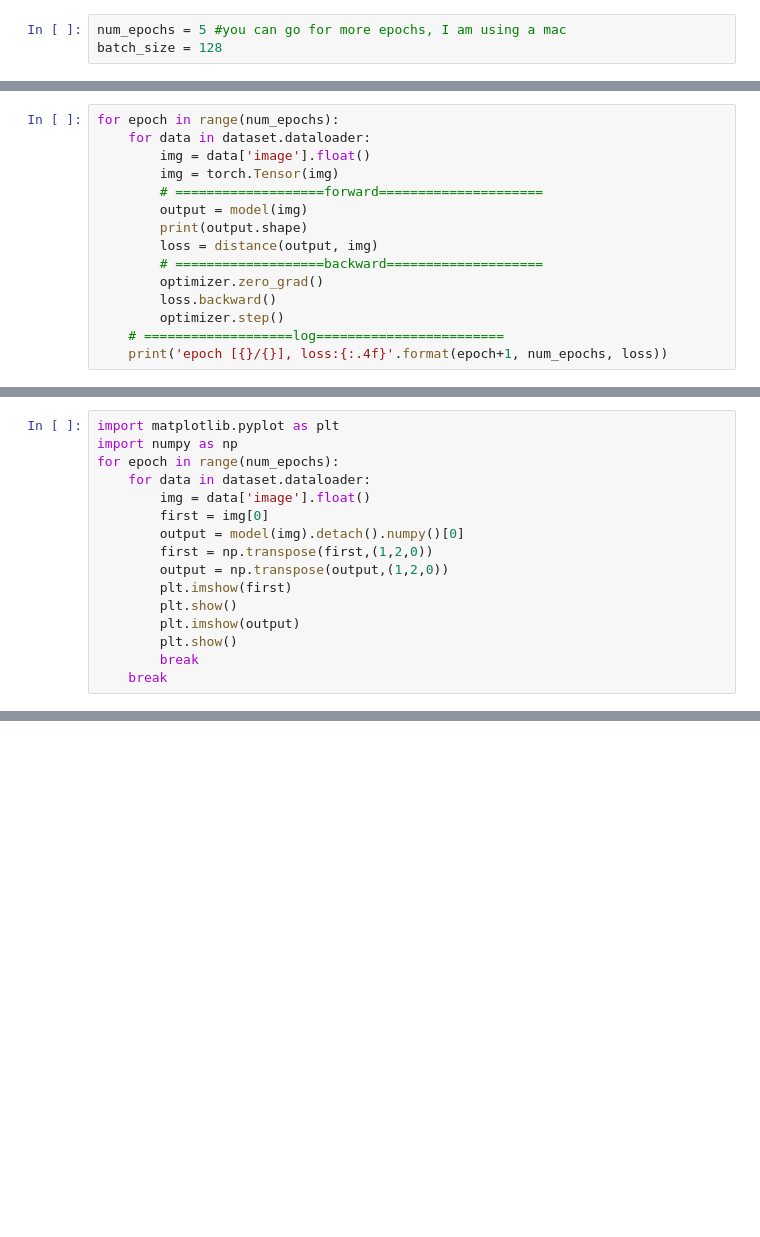
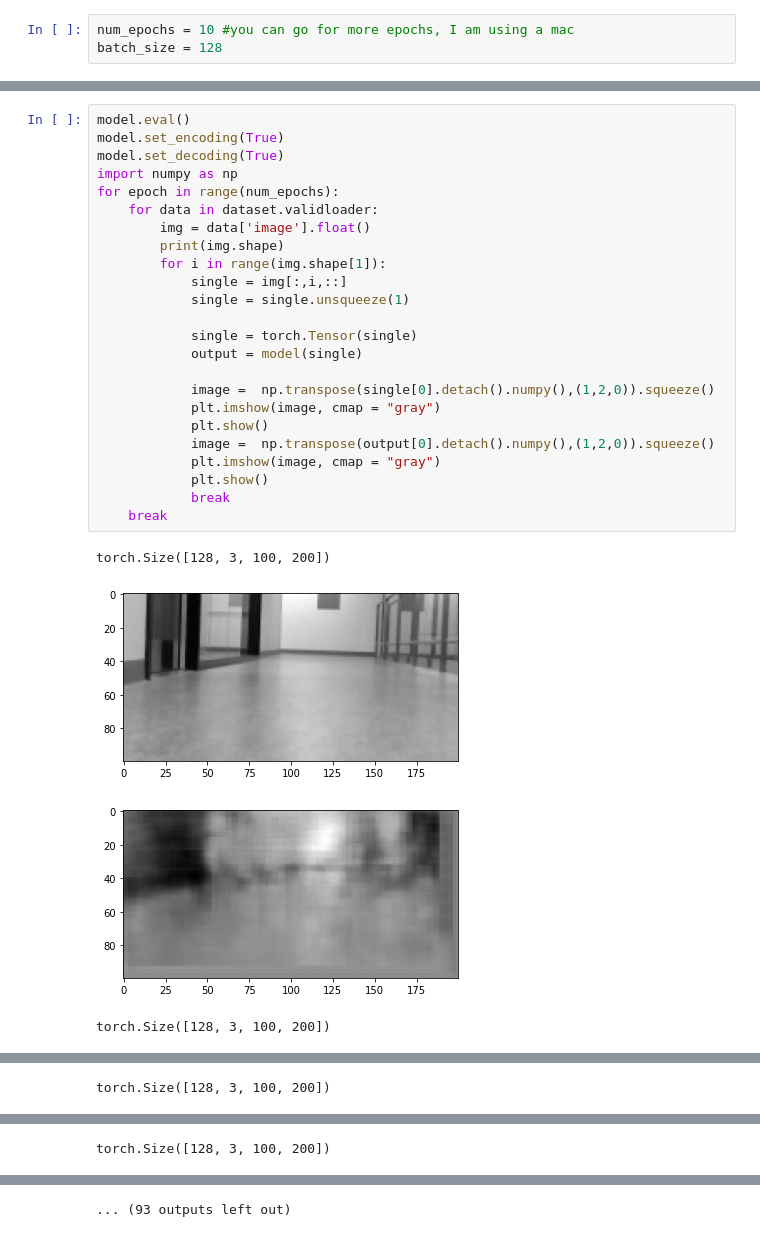
Before and after one commit to Autonomous-Robotics-UTM/Imitation-Learning-Net, a Jupyter notebook: net/Autoencoder/Autoencoder.ipynb, the cells around one changed output, grey strips where cells are left out. Cells and saved outputs as stored; diff of their text form; blank space fills up the shorter version.

```diff
--- a/net/Autoencoder/Autoencoder.ipynb
+++ b/net/Autoencoder/Autoencoder.ipynb
@@ -65,5 +171,5 @@ class Autoencoder(nn.Module):
 # %%
-num_epochs = 5 #you can go for more epochs, I am using a mac
+num_epochs = 10 #you can go for more epochs, I am using a mac
 batch_size = 128
 # %%
 model = Autoencoder()
@@ -74,15 +180,0 @@ optimizer = torch.optim.Adam(model.parameters(),weight_decay=1e-5)
-# %%
-for epoch in range(num_epochs):
-    for data in dataset.dataloader:
-        img = data['image'].float()
-        img = torch.Tensor(img)
-        # ===================forward=====================
-        output = model(img)
-        print(output.shape)
-        loss = distance(output, img)
-        # ===================backward====================
-        optimizer.zero_grad()
-        loss.backward()
-        optimizer.step()
-    # ===================log========================
-    print('epoch [{}/{}], loss:{:.4f}'.format(epoch+1, num_epochs, loss))
@@ -93,16 +271,29 @@ RuntimeError: The size of tensor a (33) must match the size of tensor b (640) at
 # %%
-import matplotlib.pyplot as plt
+model.eval()
+model.set_encoding(True)
+model.set_decoding(True)
 import numpy as np
 for epoch in range(num_epochs):
-    for data in dataset.dataloader:
+    for data in dataset.validloader:
         img = data['image'].float()
-        first = img[0]
-        output = model(img).detach().numpy()[0]
-        first = np.transpose(first,(1,2,0))
-        output = np.transpose(output,(1,2,0))
-        plt.imshow(first)
-        plt.show()
-        plt.imshow(output)
-        plt.show()
-        break
+        print(img.shape)
+        for i in range(img.shape[1]):
+            single = img[:,i,::]
+            single = single.unsqueeze(1)
+
+            single = torch.Tensor(single)
+            output = model(single)
+
+            image =  np.transpose(single[0].detach().numpy(),(1,2,0)).squeeze()
+            plt.imshow(image, cmap = "gray")
+            plt.show()
+            image =  np.transpose(output[0].detach().numpy(),(1,2,0)).squeeze()
+            plt.imshow(image, cmap = "gray")
+            plt.show()
+            break
     break
+# %% [output]
+torch.Size([128, 3, 100, 200])
+[figure, added]
+[figure, added]
+torch.Size([128, 3, 100, 200])
@@ -108,0 +302 @@ for epoch in range(num_epochs):
+torch.Size([128, 3, 100, 200])
@@ -108,0 +305 @@ for epoch in range(num_epochs):
+torch.Size([128, 3, 100, 200])
@@ -108,0 +308 @@ for epoch in range(num_epochs):
+... (93 outputs left out)
```
Also changed, not shown: parts of 23 cells of this notebook, 8 other files.
